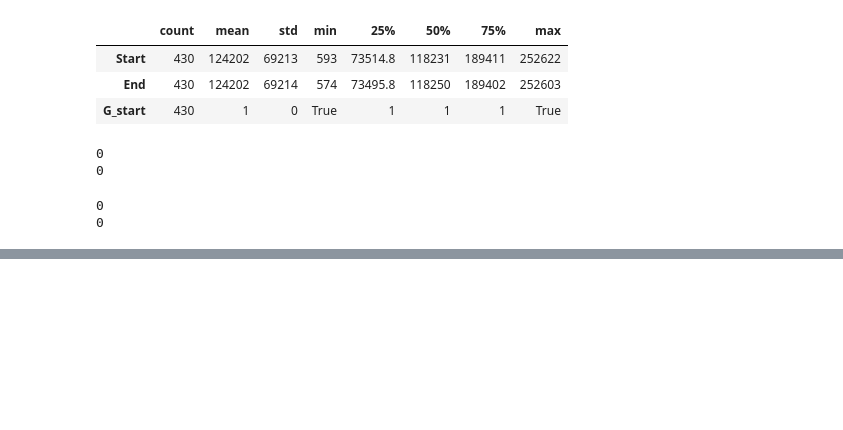
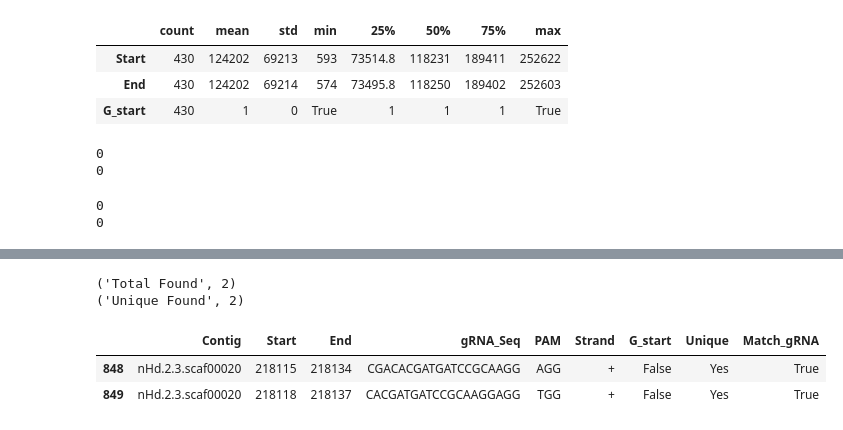
Before and after one commit to genspace/iGEM-Tardigrade-CRISPR-Analysis, a Jupyter notebook: iGEM_Tardigrade_CRISPR_Analysis.ipynb, the cells around one changed output, grey strips where cells are left out. Saved outputs shown, nothing was run; the diff lists cells and outputs as text; code cells hidden in the pictures; blank space fills up the shorter version.

```diff
--- a/iGEM_Tardigrade_CRISPR_Analysis.ipynb
+++ b/iGEM_Tardigrade_CRISPR_Analysis.ipynb
@@ -145,0 +224,18 @@ print(len(uniq_scaf20_df[uniq_scaf20_df['Match_gRNA']==True]))
+# %%
+df_20 =  pd.read_csv('scaf20_pam_sites.csv')
+df_20['Match_gRNA'] = map(lambda x: matchSeq(x,hdMag1),df_20['gRNA_Seq'])
+
+df_20_u = df_20[df_20.Unique=='Yes']
+df_20_u['Match_gRNA'] = map(lambda x: matchSeq(x,hdMag1),df_20_u['gRNA_Seq'])
+
+print('Total Found',len(df_20[df_20['Match_gRNA']==True]))
+print('Unique Found',len(df_20_u[df_20_u['Match_gRNA']==True]))
+
+
+df_20_u[df_20_u['Match_gRNA']]
+# %% [output]
+('Total Found', 2)
+('Unique Found', 2)
+|  | Contig | Start | End | gRNA_Seq | PAM | Strand | G_start | Unique | Match_gRNA |
+| 848 | nHd.2.3.scaf00020 | 218115 | 218134 | CGACACGATGATCCGCAAGG | AGG | + | False | Yes | True |
+| 849 | nHd.2.3.scaf00020 | 218118 | 218137 | CACGATGATCCGCAAGGAGG | TGG | + | False | Yes | True |
```
Also changed, not shown: parts of 8 cells of this notebook, 5 other files.
